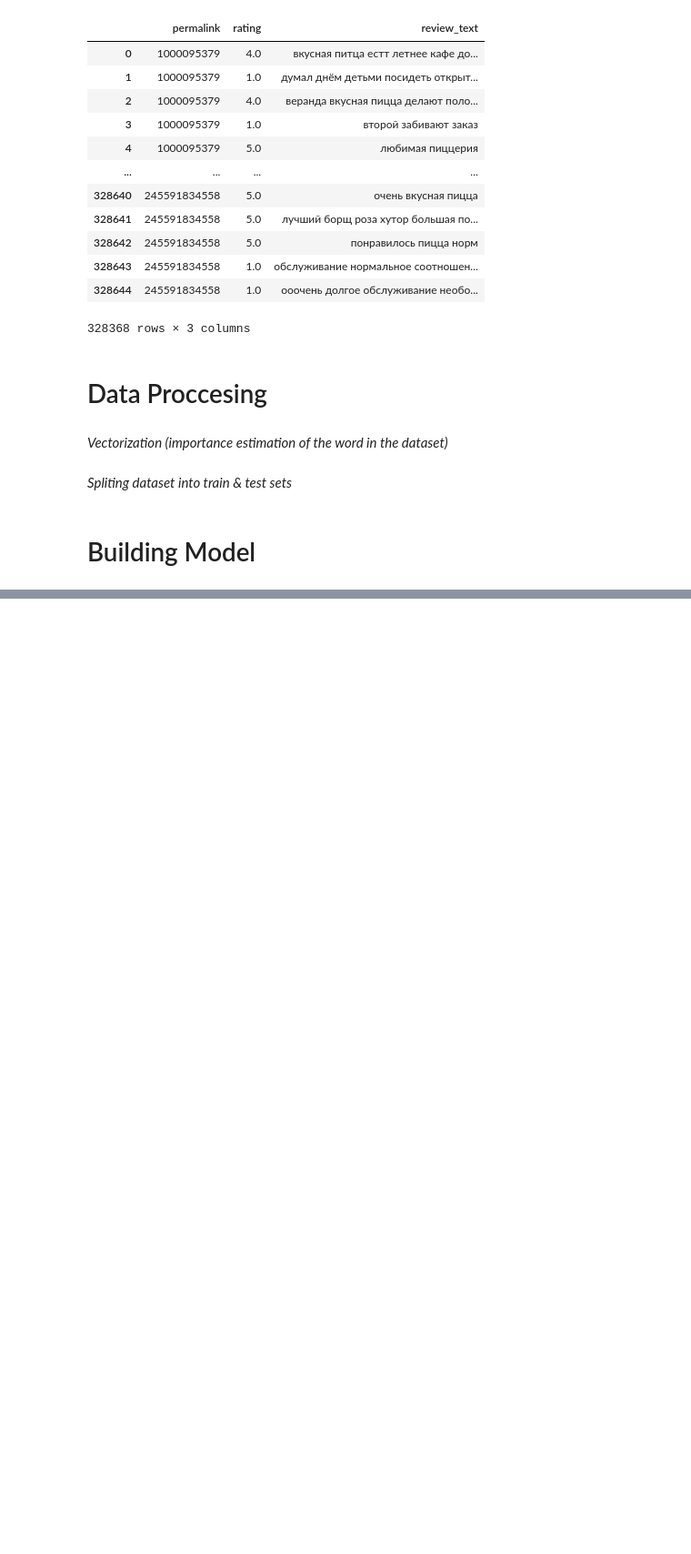
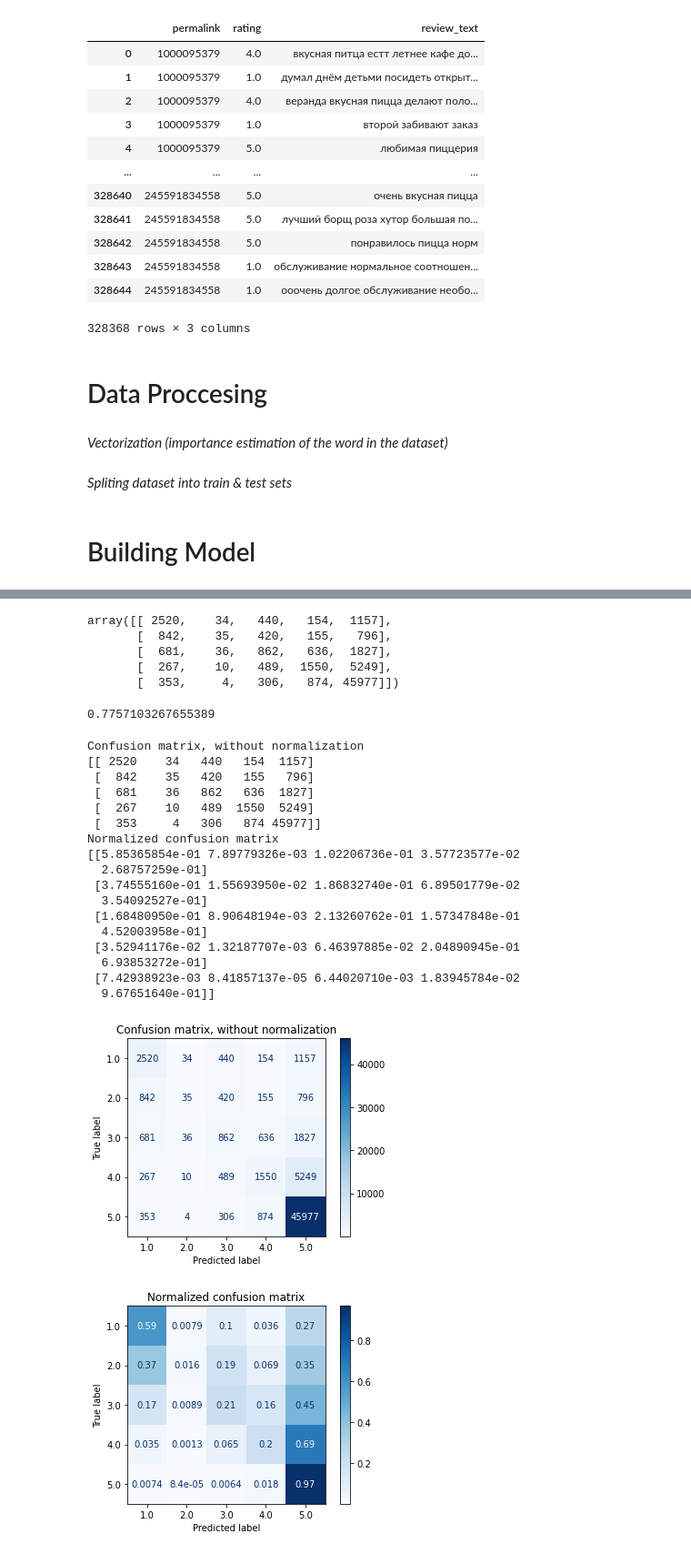
Before and after one commit to savinkova-mariia/NLP, a Jupyter notebook: NLP_reviews.ipynb, the cells around one changed output, grey strips where cells are left out. Shown at 91% size. Cells and saved outputs as stored; diff of their text form; code cells hidden in the pictures; blank space fills up the shorter version.

```diff
--- a/NLP_reviews.ipynb
+++ b/NLP_reviews.ipynb
@@ -109,0 +120,51 @@ y_pred = clf.predict(X_test)
+# %%
+confusion_matrix(y_test, y_pred)
+# %% [output]
+array([[ 2520,    34,   440,   154,  1157],
+       [  842,    35,   420,   155,   796],
+       [  681,    36,   862,   636,  1827],
+       [  267,    10,   489,  1550,  5249],
+       [  353,     4,   306,   874, 45977]])
+# %%
+accuracy_score(y_test, y_pred)
+# %% [output]
+0.7757103267655389
+# %%
+titles_options = [
+    ("Confusion matrix, without normalization", None),
+    ("Normalized confusion matrix", "true"),
+]
+for title, normalize in titles_options:
+    disp = ConfusionMatrixDisplay.from_estimator(
+        clf,
+        X_test,
+        y_test,
+        cmap=plt.cm.Blues,
+        normalize=normalize,
+    )
+    disp.ax_.set_title(title)
+
+    print(title)
+    print(disp.confusion_matrix)
+
+plt.show()
+# %% [output]
+Confusion matrix, without normalization
+[[ 2520    34   440   154  1157]
+ [  842    35   420   155   796]
+ [  681    36   862   636  1827]
+ [  267    10   489  1550  5249]
+ [  353     4   306   874 45977]]
+Normalized confusion matrix
+[[5.85365854e-01 7.89779326e-03 1.02206736e-01 3.57723577e-02
+  2.68757259e-01]
+ [3.74555160e-01 1.55693950e-02 1.86832740e-01 6.89501779e-02
+  3.54092527e-01]
+ [1.68480950e-01 8.90648194e-03 2.13260762e-01 1.57347848e-01
+  4.52003958e-01]
+ [3.52941176e-02 1.32187707e-03 6.46397885e-02 2.04890945e-01
+  6.93853272e-01]
+ [7.42938923e-03 8.41857137e-05 6.44020710e-03 1.83945784e-02
+  9.67651640e-01]]
+[figure, added]
+[figure, added]
```
Also changed, not shown: parts of 9 cells of this notebook.
